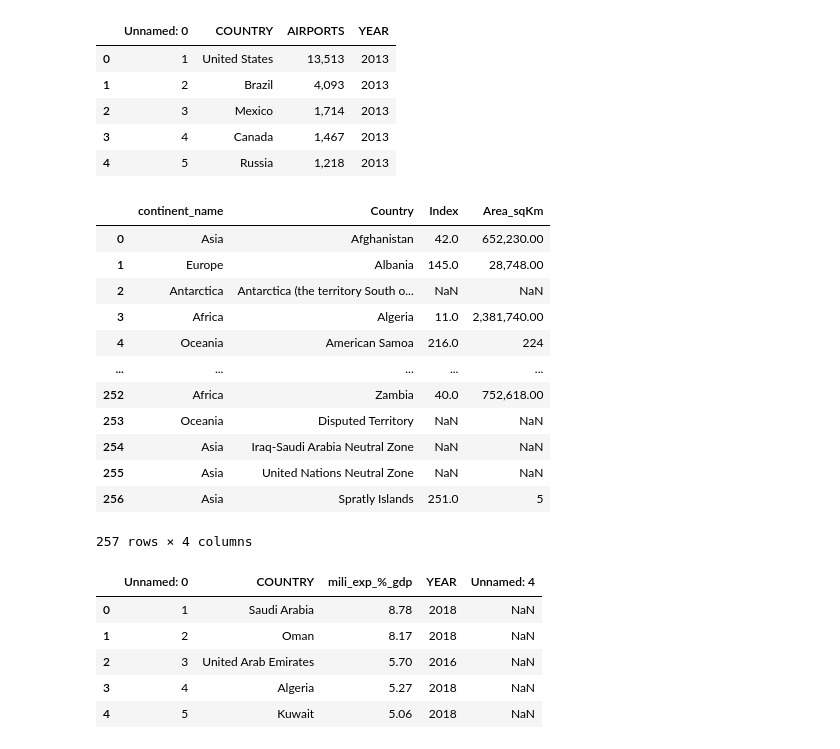
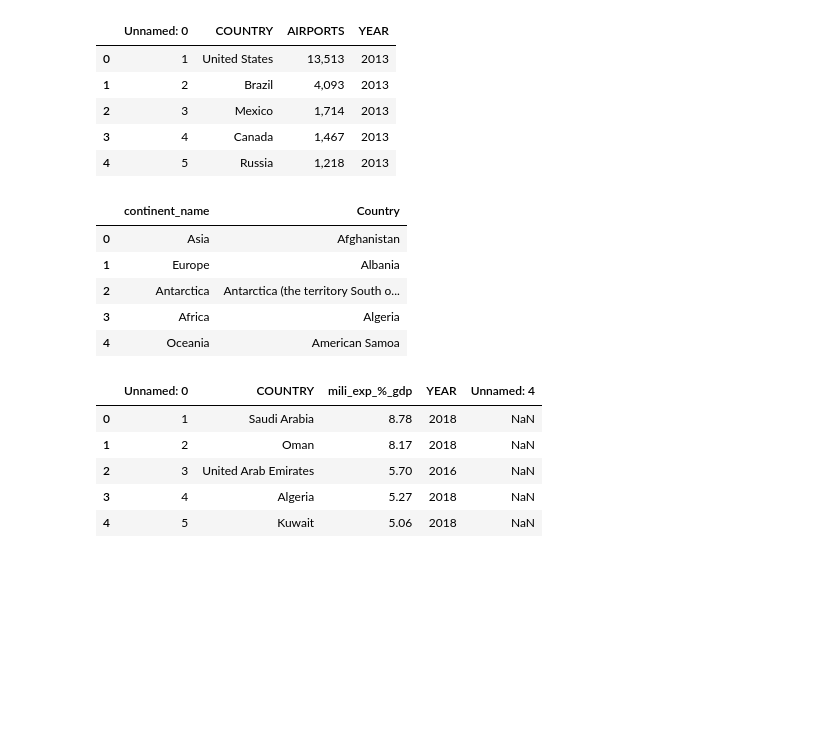
Before and after one commit to Silkways/CIA-Project, a Jupyter notebook: cia_notebook_gus.ipynb, the cells around one changed output. Cells and saved outputs as stored; diff of their text form; code cells hidden in the pictures; blank space fills up the shorter version.

```diff
--- a/cia_notebook_gus.ipynb
+++ b/cia_notebook_gus.ipynb
@@ -80,20 +81,14 @@ for i, row in base_df.iterrows():
 # %%
 base_df.rename(columns = {'country_name':'Country'}, inplace = True)
 base_df.merge(area_df, on = 'Country', how = 'left')
+base_df.head()
 # %% [output]
-|  | continent_name | Country | Index | Area_sqKm |
-| 0 | Asia | Afghanistan | 42.0 | 652,230.00 |
-| 1 | Europe | Albania | 145.0 | 28,748.00 |
-| 2 | Antarctica | Antarctica (the territory South o... | NaN | NaN |
-| 3 | Africa | Algeria | 11.0 | 2,381,740.00 |
-| 4 | Oceania | American Samoa | 216.0 | 224 |
-| ... | ... | ... | ... | ... |
-| 252 | Africa | Zambia | 40.0 | 752,618.00 |
-| 253 | Oceania | Disputed Territory | NaN | NaN |
-| 254 | Asia | Iraq-Saudi Arabia Neutral Zone | NaN | NaN |
-| 255 | Asia | United Nations Neutral Zone | NaN | NaN |
-| 256 | Asia | Spratly Islands | 251.0 | 5 |
+|  | continent_name | Country |
+| 0 | Asia | Afghanistan |
+| 1 | Europe | Albania |
+| 2 | Antarctica | Antarctica (the territory South o... |
+| 3 | Africa | Algeria |
+| 4 | Oceania | American Samoa |
-257 rows × 4 columns
 # %%
 mili_df.head()
 # %% [output]
```
Also changed, not shown: parts of 9 cells of this notebook, 1 other file.
